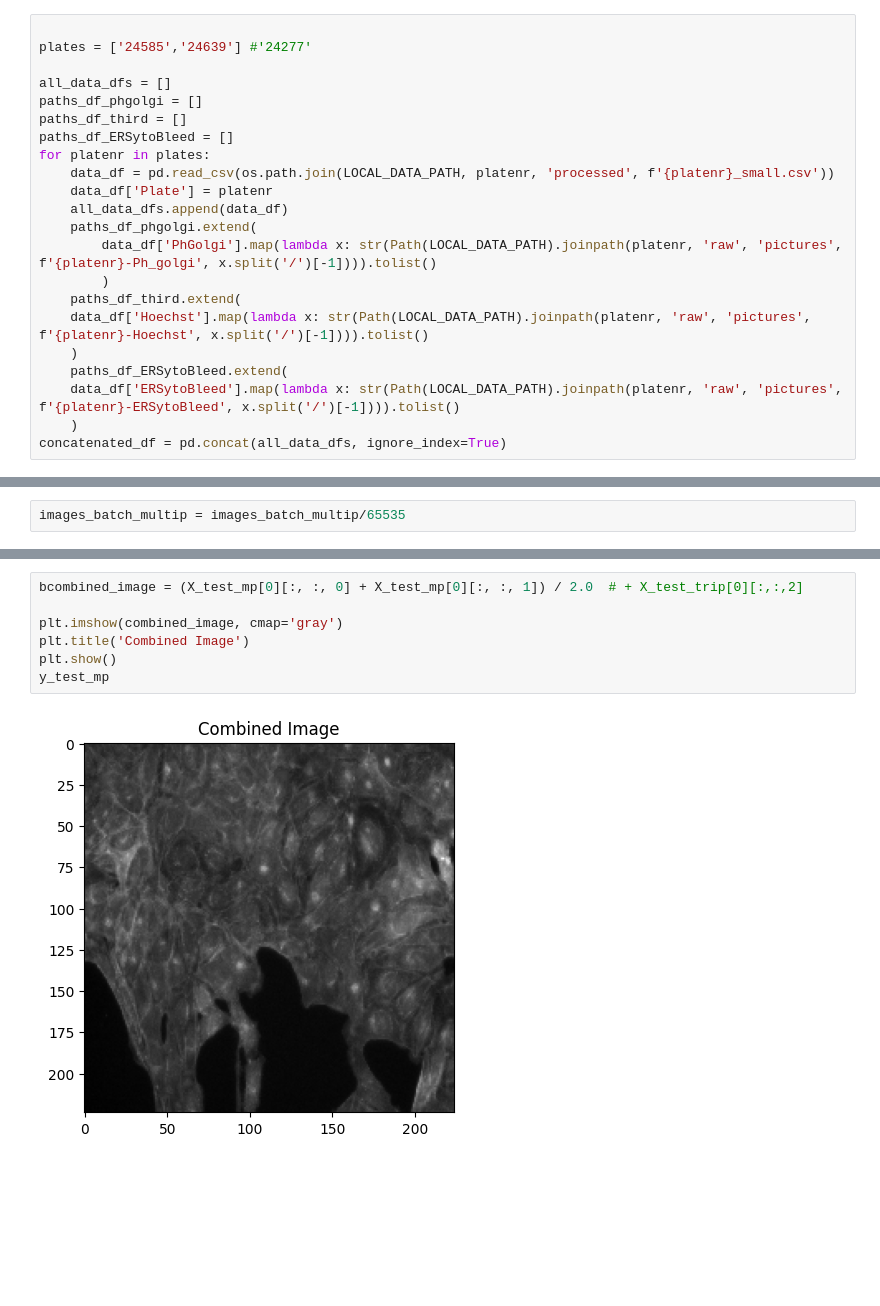
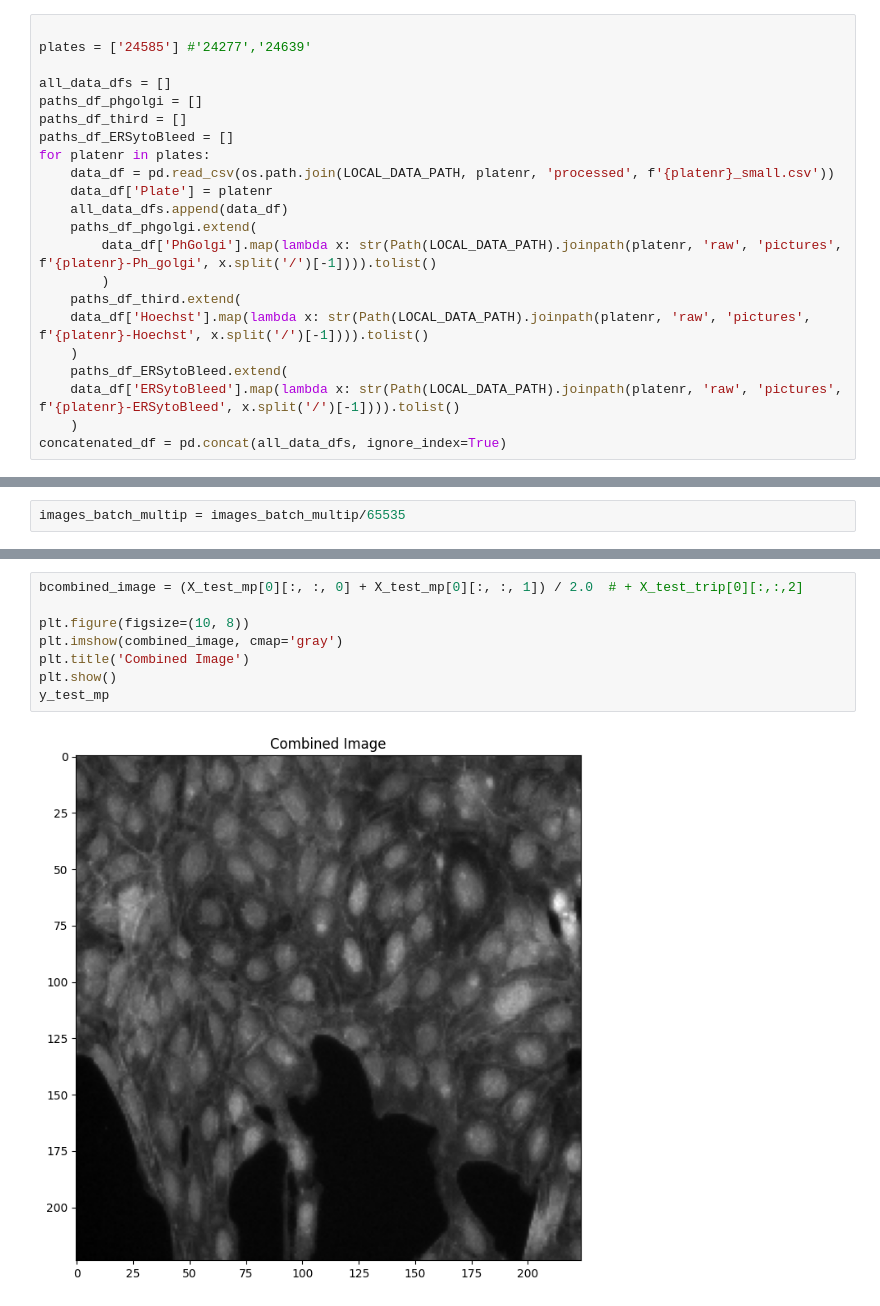
Before and after one commit to ThorstenCodes/MorphoMind, a Jupyter notebook: Notebooks/test.ipynb, the cells around one changed output, grey strips where cells are left out. Drawn from its saved outputs; the diff is of its cells as text; blank space fills up the shorter version.

```diff
--- a/Notebooks/test.ipynb
+++ b/Notebooks/test.ipynb
@@ -13,7 +13,7 @@ from PIL import Image
 from tensorflow.keras.utils import load_img, img_to_array
 # %%
 
-plates = ['24585','24639'] #'24277'
+plates = ['24585'] #'24277','24639'
 
 all_data_dfs = []
 paths_df_phgolgi = []
@@ -87,12 +87,13 @@ X_train_mp.shape, X_test_mp.shape, y_train_mp.shape, y_test_mp.shape
 # %%
 bcombined_image = (X_test_mp[0][:, :, 0] + X_test_mp[0][:, :, 1]) / 2.0  # + X_test_trip[0][:,:,2]
 
+plt.figure(figsize=(10, 8))
 plt.imshow(combined_image, cmap='gray')
 plt.title('Combined Image')
 plt.show()
 y_test_mp
 # %% [output]
-[figure, old version]
+[figure, new version]
 3647    2764.402062
 4299    4634.466667
 3534    2951.275862
```
Also changed, not shown: parts of 2 cells of this notebook, 3 other files.
